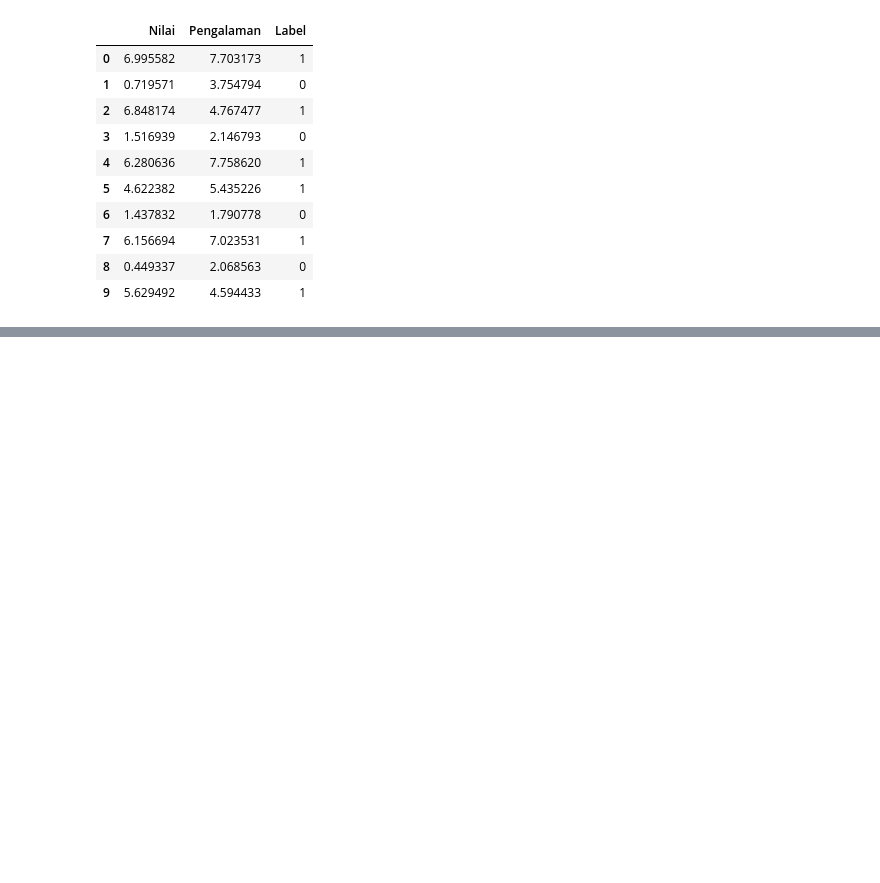
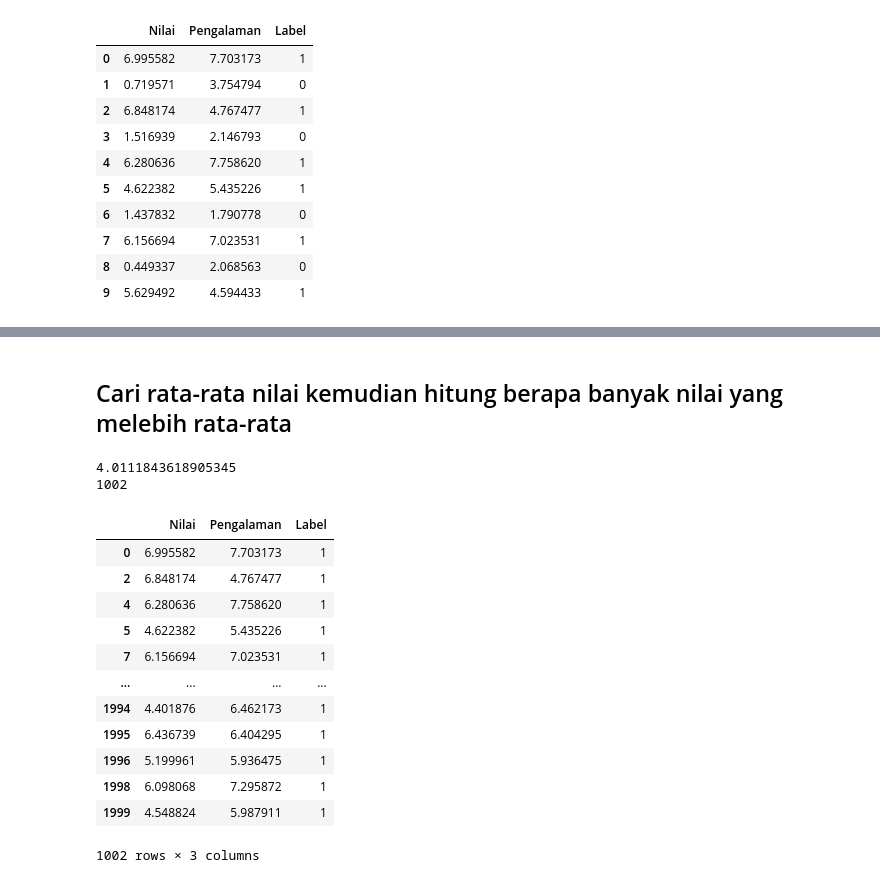
Before and after one commit to hananlu/aiBigData, a Jupyter notebook: Week_12_SVM.ipynb, the cells around one changed output, grey strips where cells are left out. Cells and saved outputs as stored; diff of their text form; code cells hidden in the pictures; blank space fills up the shorter version.

```diff
--- a/Week_12_SVM.ipynb
+++ b/Week_12_SVM.ipynb
@@ -36,0 +80,27 @@ df.head(10)
+# %% [markdown]
+## Cari rata-rata nilai kemudian hitung berapa banyak nilai yang melebih rata-rata
+# %%
+a = df['Nilai'].mean()
+print(a)
+
+b = (df['Nilai'] > a).sum()
+print(b)
+# %% [output]
+4.0111843618905345
+1002
+# %%
+df[df["Nilai"] > df["Nilai"].mean()]
+# %% [output]
+|  | Nilai | Pengalaman | Label |
+| 0 | 6.995582 | 7.703173 | 1 |
+| 2 | 6.848174 | 4.767477 | 1 |
+| 4 | 6.280636 | 7.758620 | 1 |
+| 5 | 4.622382 | 5.435226 | 1 |
+| 7 | 6.156694 | 7.023531 | 1 |
+| ... | ... | ... | ... |
+| 1994 | 4.401876 | 6.462173 | 1 |
+| 1995 | 6.436739 | 6.404295 | 1 |
+| 1996 | 5.199961 | 5.936475 | 1 |
+| 1998 | 6.098068 | 7.295872 | 1 |
+| 1999 | 4.548824 | 5.987911 | 1 |
+1002 rows × 3 columns
```
Also changed, not shown: parts of 29 cells of this notebook.
